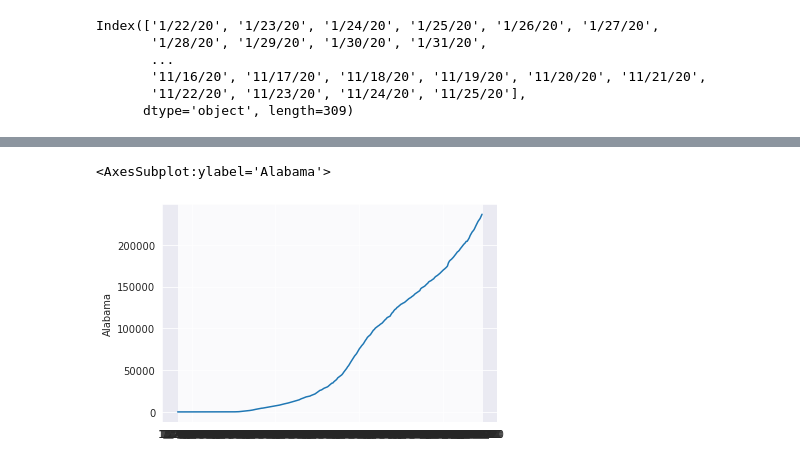
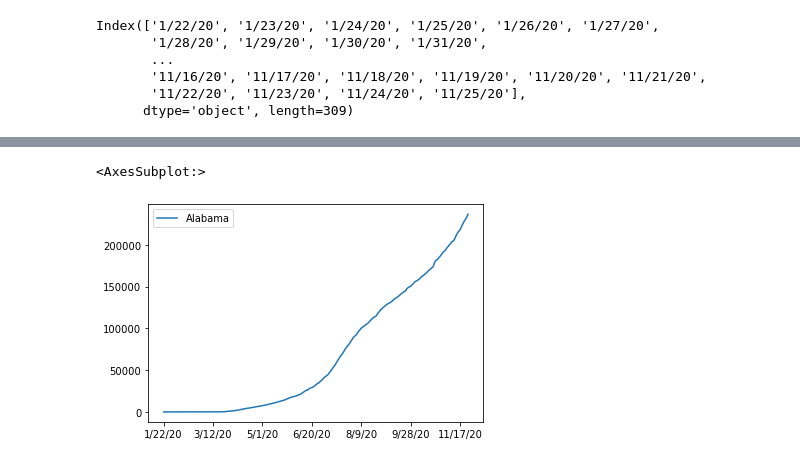
Before and after one commit to julianeberek/moinworld_da_2020-11, a Jupyter notebook: 2.Deep_dive_into_pandas.ipynb, the cells around one changed output, grey strips where cells are left out. Drawn from its saved outputs; the diff is of its cells as text; code cells hidden in the pictures.

```diff
--- a/2.Deep_dive_into_pandas.ipynb
+++ b/2.Deep_dive_into_pandas.ipynb
@@ -565,3 +610,7 @@ df.head()
 5 rows × 316 columns
 # %% [markdown]
 ### `groupby( )`
+# %%
+non_dates = ['iso3', 'FIPS', 'Admin2', 'Country_Region', 'Lat','Long_']
+df_province = df.drop(columns=non_dates).groupby(by='Province_State').sum()
+df_province.head()
@@ -629,8 +709,5 @@ import matplotlib as plt
-# %%
-import seaborn as sns
-sns.set_style('darkgrid')
-# %%
-sns.lineplot(data=df_province.loc['Alabama'])
-# %% [output]
-<AxesSubplot:ylabel='Alabama'>
-[figure, removed]
+# %%
+df_transposed.plot(y='Alabama', kind='line')
+# %% [output]
+<AxesSubplot:>
+[figure, added]
```
Also changed, not shown: parts of 23 cells of this notebook.
